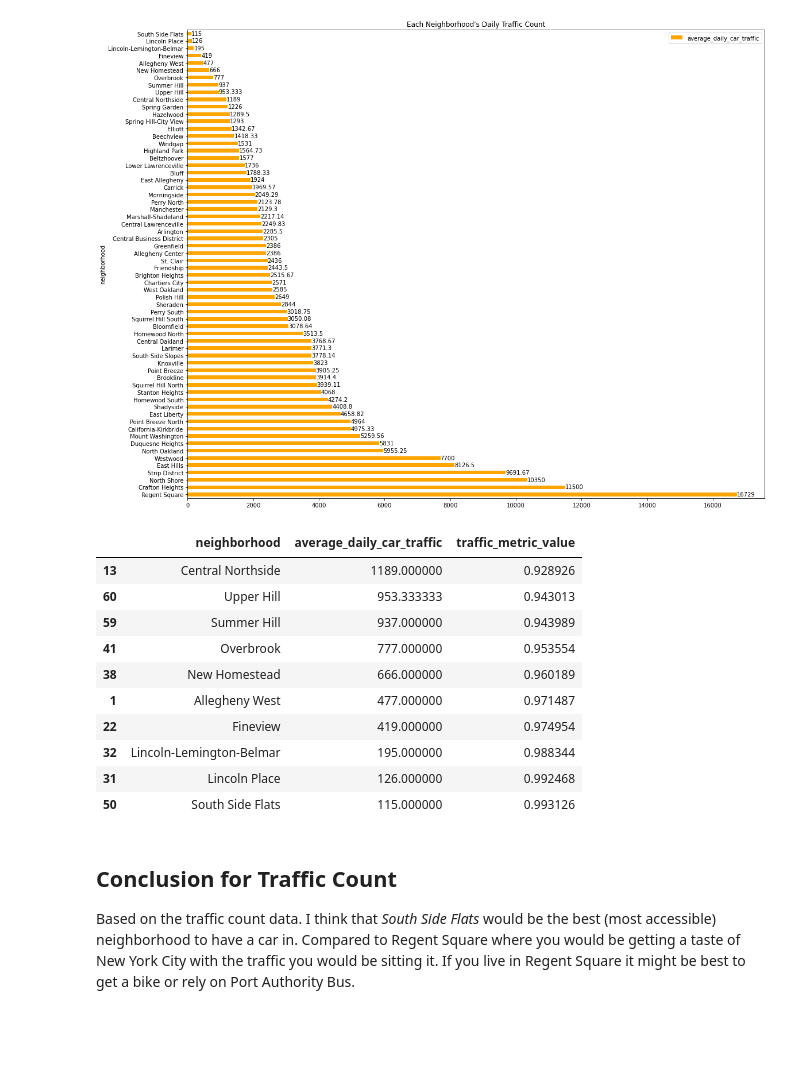
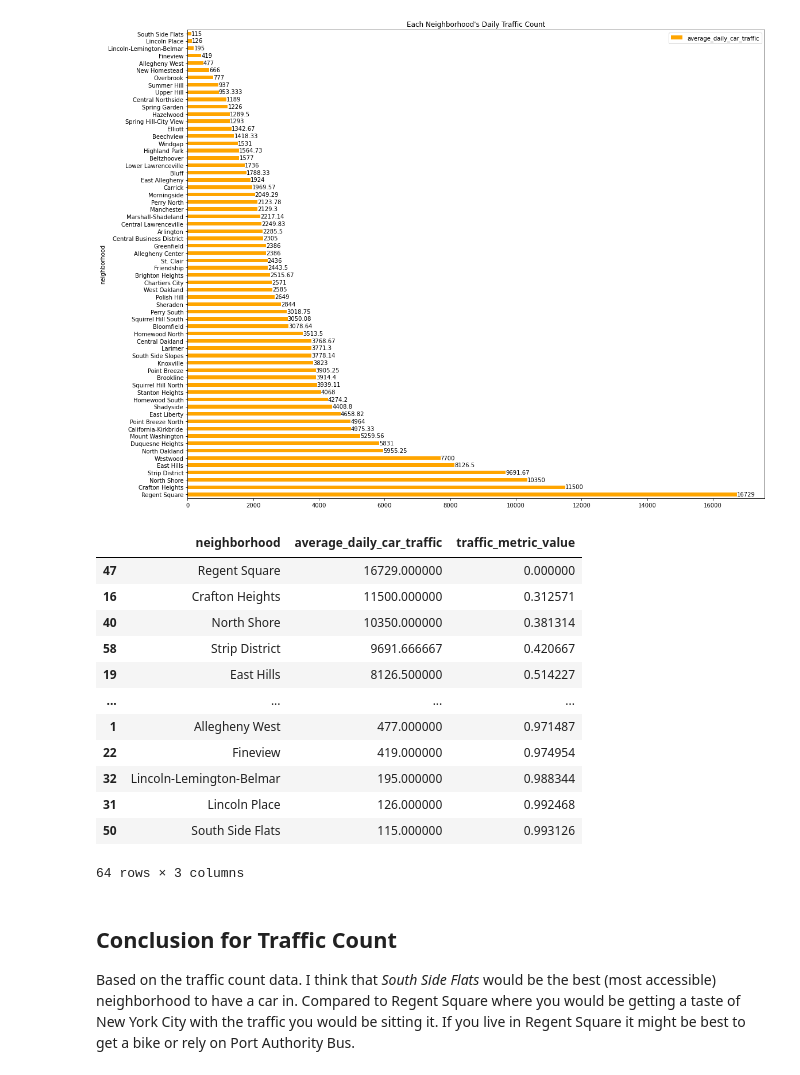
Before and after one commit to drew-whiteside/cmpinf_0010_final, a Jupyter notebook: Final_Presentation_APR21.ipynb, the cells around one changed output. Cells and saved outputs as stored; diff of their text form; code cells hidden in the pictures; blank space fills up the shorter version.

```diff
--- a/Final_Presentation_APR21.ipynb
+++ b/Final_Presentation_APR21.ipynb
@@ -142,20 +142,23 @@ for container in ax_sort.containers:
 # %% [output]
 [figure]
 # %%
-df_sorted['traffic_metric_value']=(1-df_sorted['average_daily_car_traffic']/16729)
-df_sorted.iloc[54:]
+df_sorted['traffic_metric_value']= 1 - (df_sorted['average_daily_car_traffic']/16729)
+#df_sorted.to_csv('results-traffic.csv')
+df_sorted
 # %% [output]
 |  | neighborhood | average_daily_car_traffic | traffic_metric_value |
-| 13 | Central Northside | 1189.000000 | 0.928926 |
-| 60 | Upper Hill | 953.333333 | 0.943013 |
-| 59 | Summer Hill | 937.000000 | 0.943989 |
-| 41 | Overbrook | 777.000000 | 0.953554 |
-| 38 | New Homestead | 666.000000 | 0.960189 |
+| 47 | Regent Square | 16729.000000 | 0.000000 |
+| 16 | Crafton Heights | 11500.000000 | 0.312571 |
+| 40 | North Shore | 10350.000000 | 0.381314 |
+| 58 | Strip District | 9691.666667 | 0.420667 |
+| 19 | East Hills | 8126.500000 | 0.514227 |
+| ... | ... | ... | ... |
 | 1 | Allegheny West | 477.000000 | 0.971487 |
 | 22 | Fineview | 419.000000 | 0.974954 |
 | 32 | Lincoln-Lemington-Belmar | 195.000000 | 0.988344 |
 | 31 | Lincoln Place | 126.000000 | 0.992468 |
 | 50 | South Side Flats | 115.000000 | 0.993126 |
+64 rows × 3 columns
 # %% [markdown]
 ## Conclusion for Traffic Count
 
```
Also changed, not shown: parts of 32 cells of this notebook.
